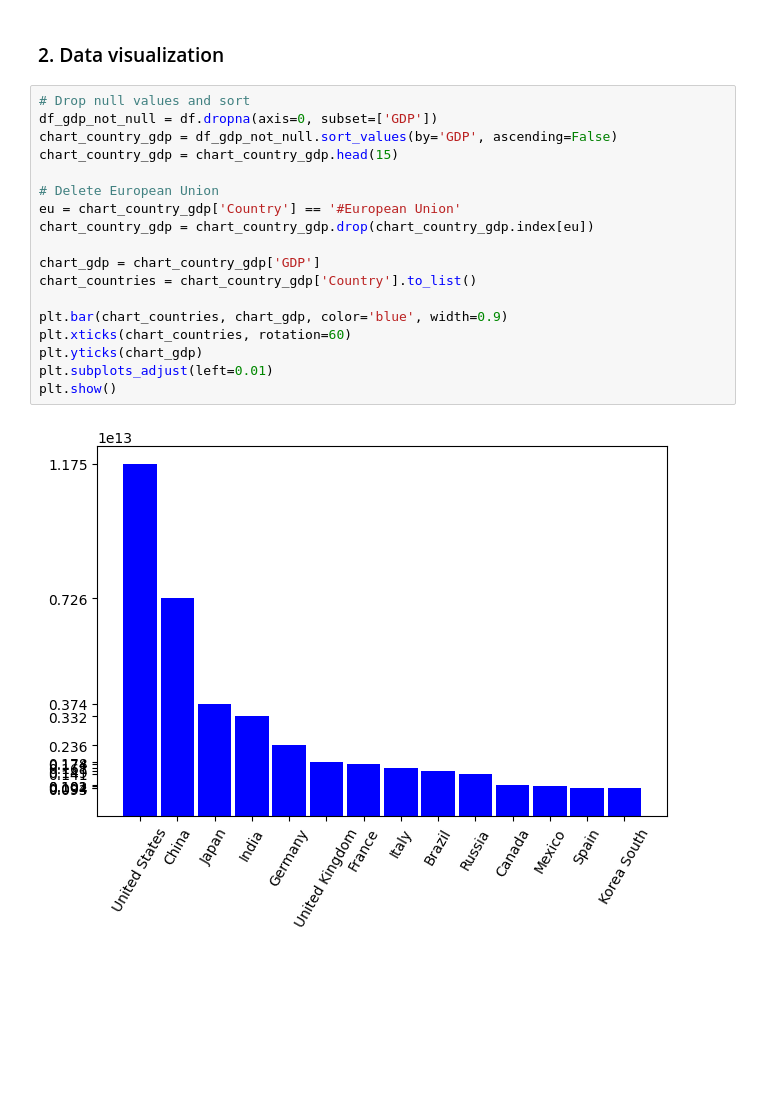
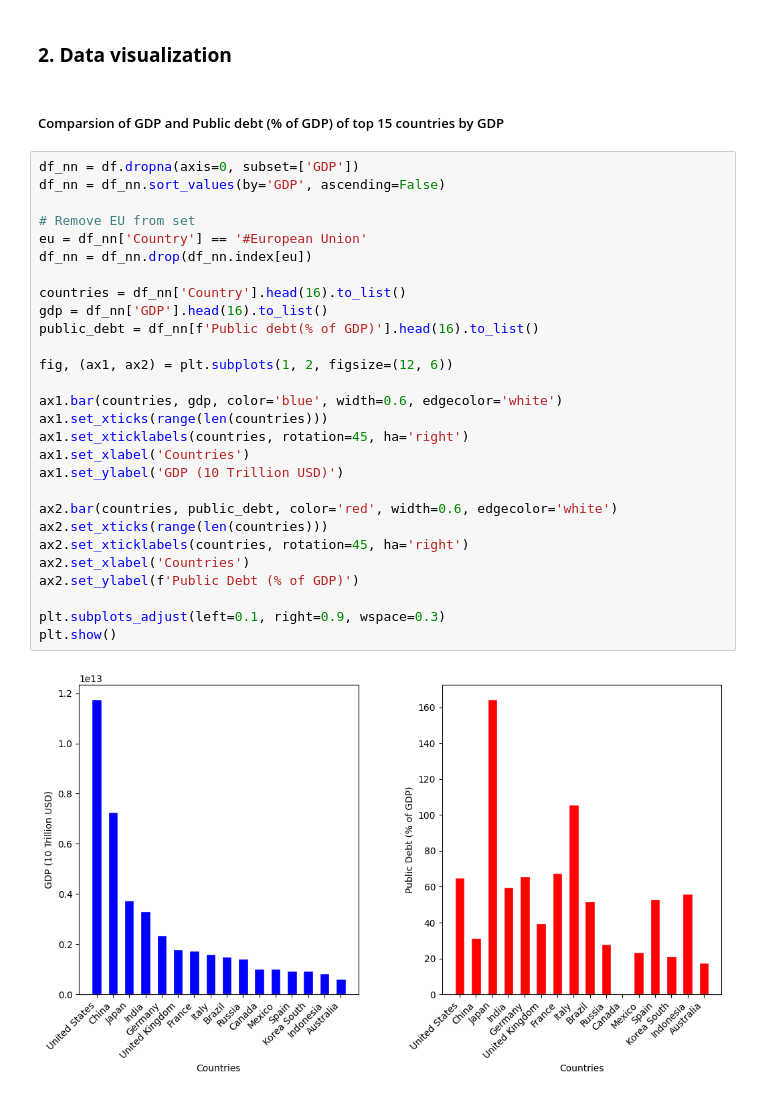
Before and after one commit to jacobwawrzynski/WSEI.PythonProject, a Jupyter notebook: main.ipynb, the cells around one changed output. Saved outputs shown, nothing was run; the diff lists cells and outputs as text; blank space fills up the shorter version.

Commit message:
Add GDP and debt comparsion charts

```diff
--- a/main.ipynb
+++ b/main.ipynb
@@ -45,22 +16,34 @@ dtype: object
 # %% [markdown]
-### 2. Data visualization
+### **2. Data visualization**
-# %%
-# Drop null values and sort
-df_gdp_not_null = df.dropna(axis=0, subset=['GDP'])
-chart_country_gdp = df_gdp_not_null.sort_values(by='GDP', ascending=False)
-chart_country_gdp = chart_country_gdp.head(15)
-
-# Delete European Union
-eu = chart_country_gdp['Country'] == '#European Union'
-chart_country_gdp = chart_country_gdp.drop(chart_country_gdp.index[eu])
-
-chart_gdp = chart_country_gdp['GDP']
-chart_countries = chart_country_gdp['Country'].to_list()
-
-plt.bar(chart_countries, chart_gdp, color='blue', width=0.9)
-plt.xticks(chart_countries, rotation=60)
-plt.yticks(chart_gdp)
-plt.subplots_adjust(left=0.01)
-plt.show()
-# %% [output]
-[figure, removed]
+# %% [markdown]
+##### Comparsion of GDP and Public debt (% of GDP) of top 15 countries by GDP
+# %%
+df_nn = df.dropna(axis=0, subset=['GDP'])
+df_nn = df_nn.sort_values(by='GDP', ascending=False)
+
+# Remove EU from set
+eu = df_nn['Country'] == '#European Union'
+df_nn = df_nn.drop(df_nn.index[eu])
+
+countries = df_nn['Country'].head(16).to_list()
+gdp = df_nn['GDP'].head(16).to_list()
+public_debt = df_nn[f'Public debt(% of GDP)'].head(16).to_list()
+
+fig, (ax1, ax2) = plt.subplots(1, 2, figsize=(12, 6))
+
+ax1.bar(countries, gdp, color='blue', width=0.6, edgecolor='white')
+ax1.set_xticks(range(len(countries)))
+ax1.set_xticklabels(countries, rotation=45, ha='right')
+ax1.set_xlabel('Countries')
+ax1.set_ylabel('GDP (10 Trillion USD)')
+
+ax2.bar(countries, public_debt, color='red', width=0.6, edgecolor='white')
+ax2.set_xticks(range(len(countries)))
+ax2.set_xticklabels(countries, rotation=45, ha='right')
+ax2.set_xlabel('Countries')
+ax2.set_ylabel(f'Public Debt (% of GDP)')
+
+plt.subplots_adjust(left=0.1, right=0.9, wspace=0.3)
+plt.show()
+# %% [output]
+[figure, added]
```
Also changed, not shown: parts of 3 cells of this notebook.
